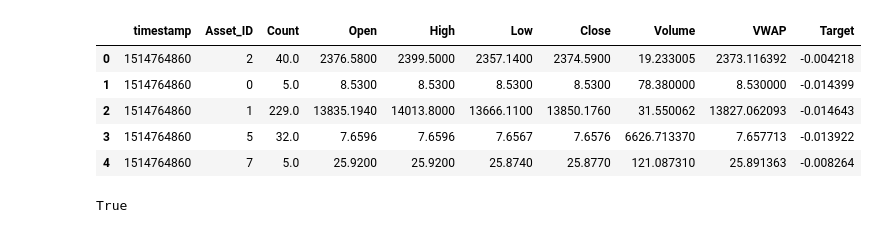
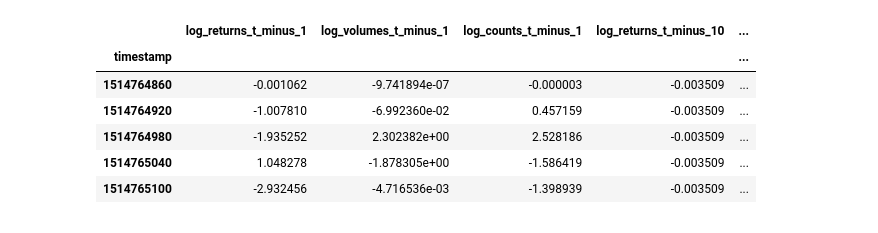
Before and after one commit to JeanArnaudRitouret/kaggle_gresearch_crypto_forecasting, a Jupyter notebook: first_model.ipynb, the cells around one changed output. Saved outputs shown, nothing was run; the diff lists cells and outputs as text; code cells hidden in the pictures.

```diff
--- a/first_model.ipynb
+++ b/first_model.ipynb
@@ -6,14 +9,18 @@ df = pd.read_csv('data/train.csv')
+# %%
+X = pickle.load(open('X_scaled.p', 'rb'))
+y = pickle.load(open('y.p', 'rb'))
 # %%
 train_size = 0.6
-loc_test = int(df.shape[0]*train_size)
-train = df.iloc[:loc_test]
-test = df.iloc[loc_test:]
+loc_test = int(X.shape[0]*train_size)
+X_train, X_test = X.iloc[:loc_test], X.iloc[loc_test:]
+y_train, y_test = y.iloc[:loc_test], y.iloc[loc_test:]
 # %%
-train.head()
+X_train.head()
 # %% [output]
-|  | timestamp | Asset_ID | Count | Open | High | Low | Close | Volume | VWAP | Target |
-| 0 | 1514764860 | 2 | 40.0 | 2376.5800 | 2399.5000 | 2357.1400 | 2374.5900 | 19.233005 | 2373.116392 | -0.004218 |
-| 1 | 1514764860 | 0 | 5.0 | 8.5300 | 8.5300 | 8.5300 | 8.5300 | 78.380000 | 8.530000 | -0.014399 |
-| 2 | 1514764860 | 1 | 229.0 | 13835.1940 | 14013.8000 | 13666.1100 | 13850.1760 | 31.550062 | 13827.062093 | -0.014643 |
-| 3 | 1514764860 | 5 | 32.0 | 7.6596 | 7.6596 | 7.6567 | 7.6576 | 6626.713370 | 7.657713 | -0.013922 |
-| 4 | 1514764860 | 7 | 5.0 | 25.9200 | 25.9200 | 25.8740 | 25.8770 | 121.087310 | 25.891363 | -0.008264 |
+|  | log_returns_t_minus_1 | log_volumes_t_minus_1 | log_counts_t_minus_1 | log_returns_t_minus_10 | ... |
+| timestamp |  |  |  |  | ... |
+| 1514764860 | -0.001062 | -9.741894e-07 | -0.000003 | -0.003509 | ... |
+| 1514764920 | -1.007810 | -6.992360e-02 | 0.457159 | -0.003509 | ... |
+| 1514764980 | -1.935252 | 2.302382e+00 | 2.528186 | -0.003509 | ... |
+| 1514765040 | 1.048278 | -1.878305e+00 | -1.586419 | -0.003509 | ... |
+| 1514765100 | -2.932456 | -4.716536e-03 | -1.398939 | -0.003509 | ... |
@@ -27,5 +27 @@ test_bitcoin = test[test['Asset_ID']==1]
-# %%
-train_bitcoin.shape[0]==train_bitcoin.timestamp.nunique()
-# %% [output]
-True
 # %%
```
Also changed, not shown: parts of 12 cells of this notebook, 3 other files.
